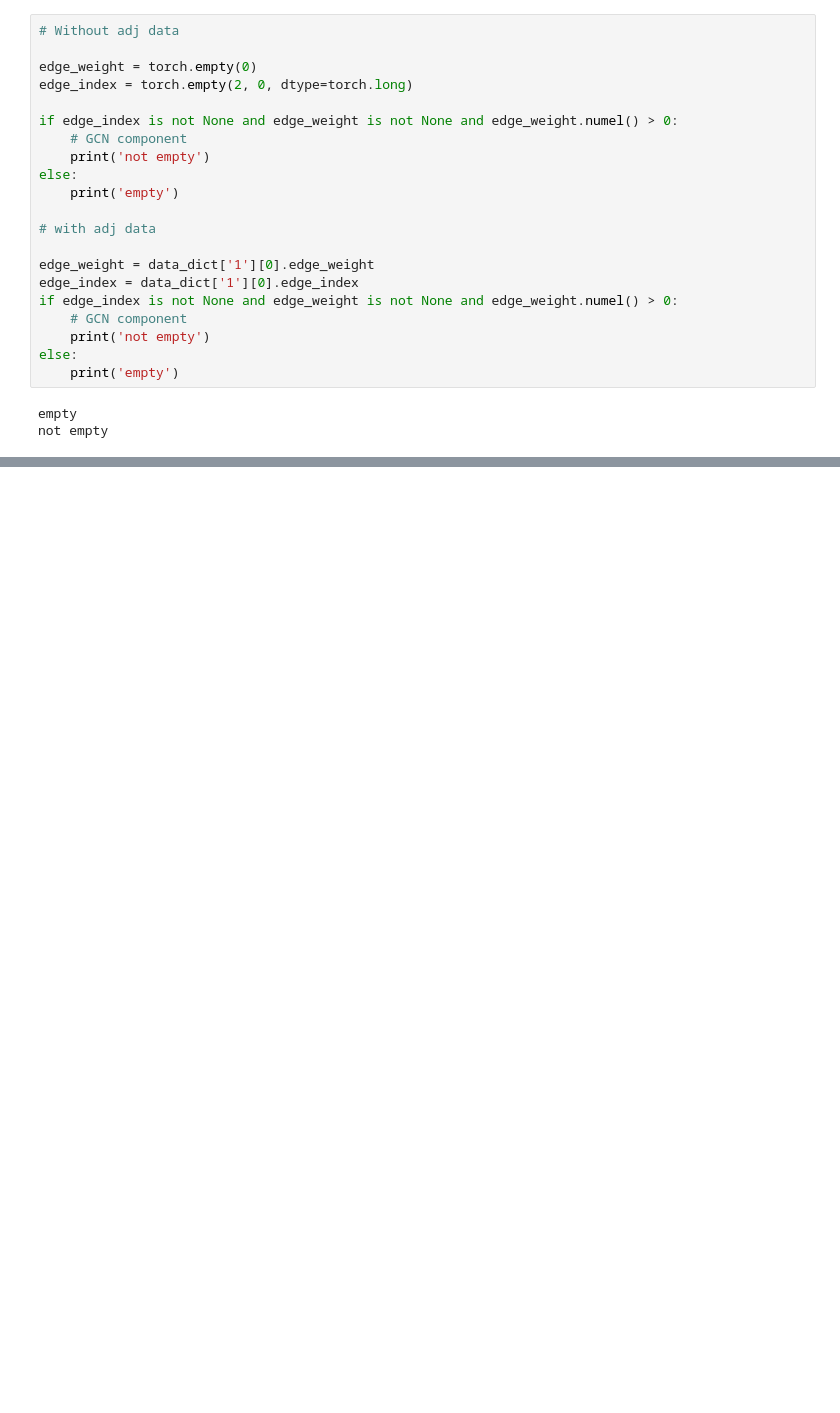
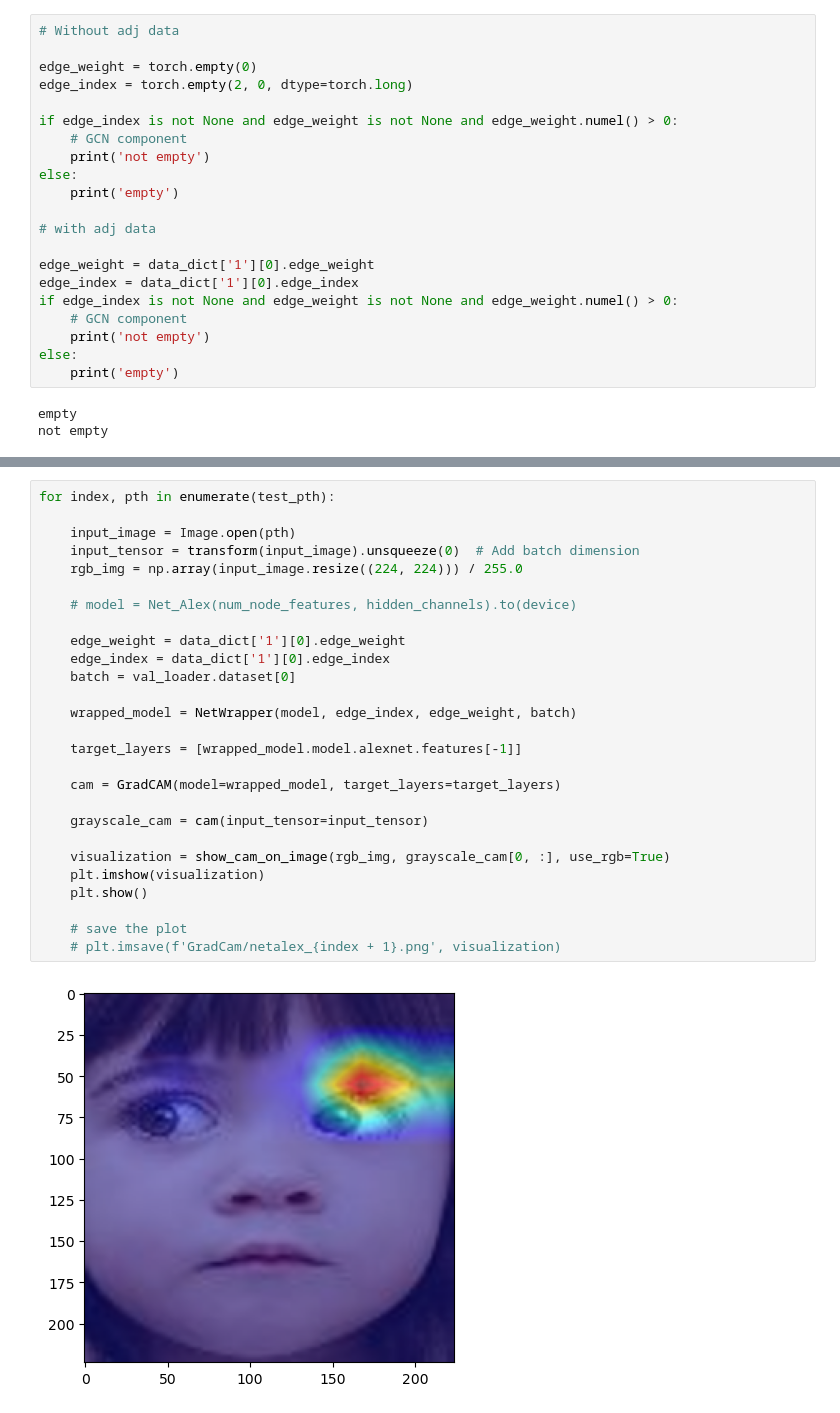
Before and after one commit to kennywang112/GCNN, a Jupyter notebook: main_test.ipynb, the cells around one changed output, grey strips where cells are left out. Saved outputs shown, nothing was run; the diff lists cells and outputs as text; blank space fills up the shorter version.

Commit message:
grad cam

```diff
--- a/main_test.ipynb
+++ b/main_test.ipynb
@@ -263,0 +287,29 @@ Epoch 25/25, Train Loss: 0.3273, Train Acc: 0.8970, Val Loss: 0.9277, Val Acc: 0
+# %%
+for index, pth in enumerate(test_pth):
+
+    input_image = Image.open(pth)
+    input_tensor = transform(input_image).unsqueeze(0)  # Add batch dimension
+    rgb_img = np.array(input_image.resize((224, 224))) / 255.0
+
+    # model = Net_Alex(num_node_features, hidden_channels).to(device)
+
+    edge_weight = data_dict['1'][0].edge_weight
+    edge_index = data_dict['1'][0].edge_index
+    batch = val_loader.dataset[0]
+
+    wrapped_model = NetWrapper(model, edge_index, edge_weight, batch)
+
+    target_layers = [wrapped_model.model.alexnet.features[-1]]
+
+    cam = GradCAM(model=wrapped_model, target_layers=target_layers)
+
+    grayscale_cam = cam(input_tensor=input_tensor)
+
+    visualization = show_cam_on_image(rgb_img, grayscale_cam[0, :], use_rgb=True)
+    plt.imshow(visualization)
+    plt.show()
+
+    # save the plot
+    # plt.imsave(f'GradCam/netalex_{index + 1}.png', visualization)
+# %% [output]
+[figure, added]
```
Also changed, not shown: parts of 18 cells of this notebook, 2 other files.
